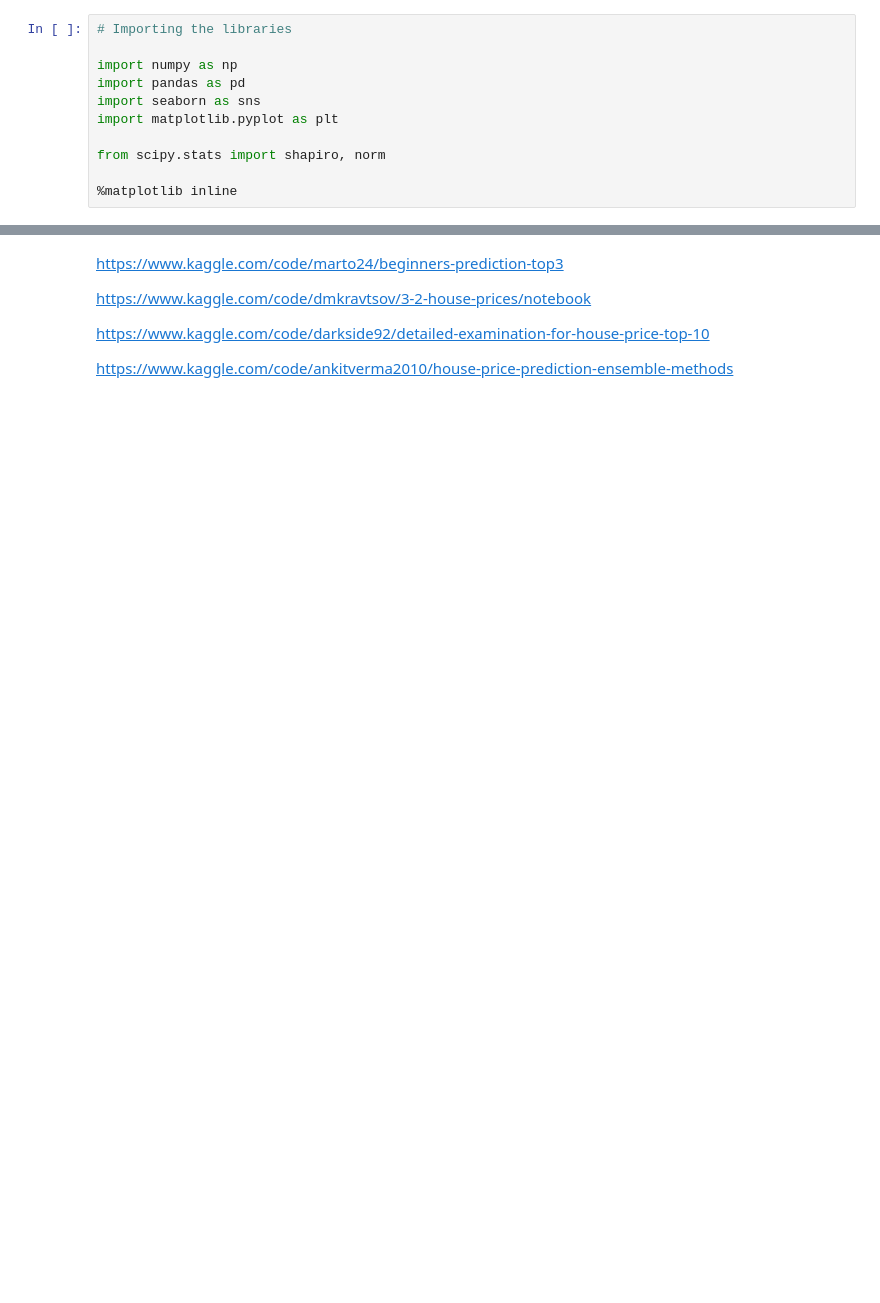
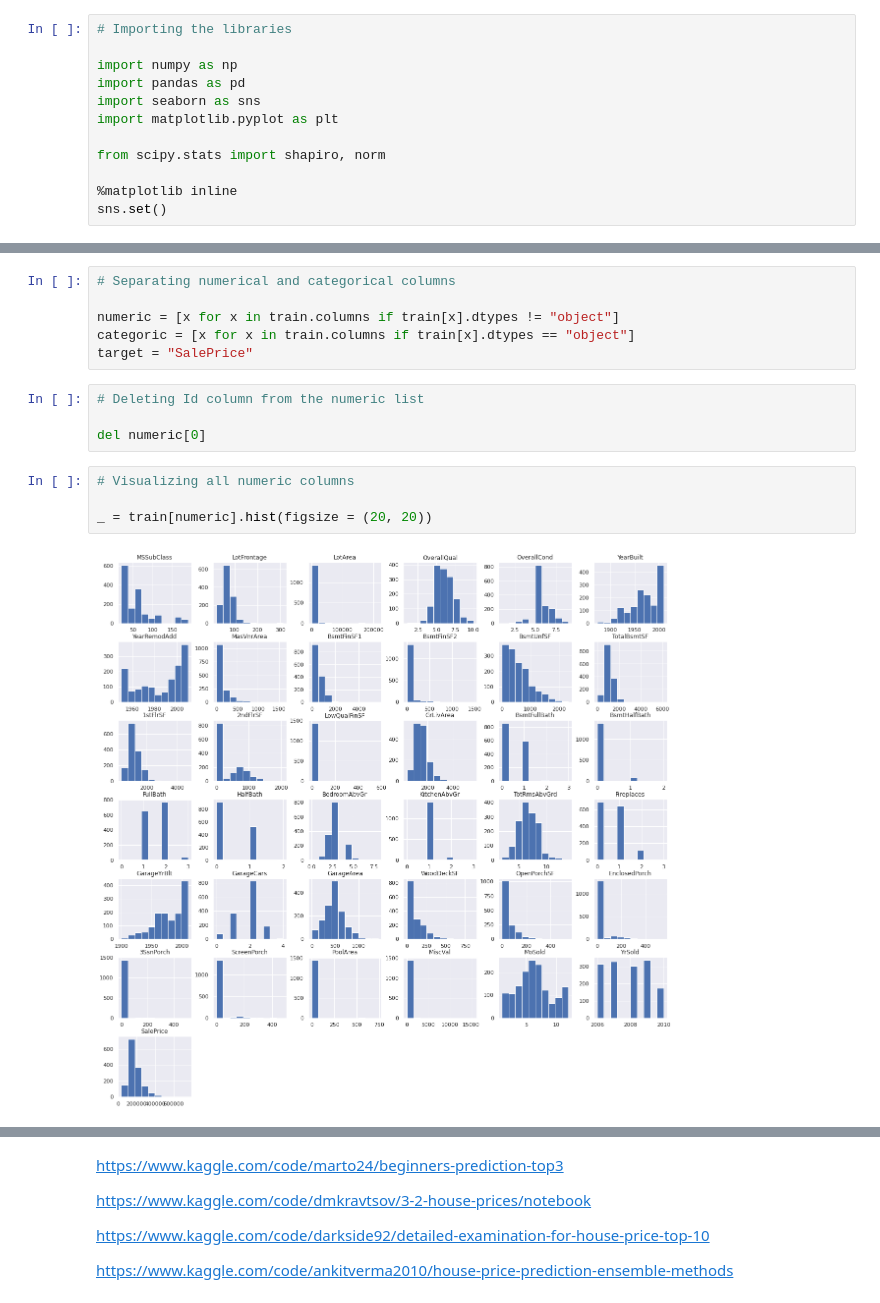
Before and after one commit to eh329/Kaggle, a Jupyter notebook: house-eh329-price.ipynb, the cells around one changed output, grey strips where cells are left out. Cells and saved outputs as stored; diff of their text form; blank space fills up the shorter version.

Commit message:
Kaggle Notebook | House/eh329/Price | Version 5

```diff
--- a/house-eh329-price.ipynb
+++ b/house-eh329-price.ipynb
@@ -25,6 +30,7 @@ import matplotlib.pyplot as plt
 from scipy.stats import shapiro, norm
 
 %matplotlib inline
+sns.set()
 # %%
 # Importing the train and test sets
 
@@ -65,0 +134,16 @@ print("The Shapiro - Welk P value: {}".format(p_val))
+# %%
+# Separating numerical and categorical columns
+
+numeric = [x for x in train.columns if train[x].dtypes != "object"]
+categoric = [x for x in train.columns if train[x].dtypes == "object"]
+target = "SalePrice"
+# %%
+# Deleting Id column from the numeric list
+
+del numeric[0]
+# %%
+# Visualizing all numeric columns
+
+_ = train[numeric].hist(figsize = (20, 20))
+# %% [output]
+[figure, added]
```
Also changed, not shown: parts of 9 cells of this notebook.
